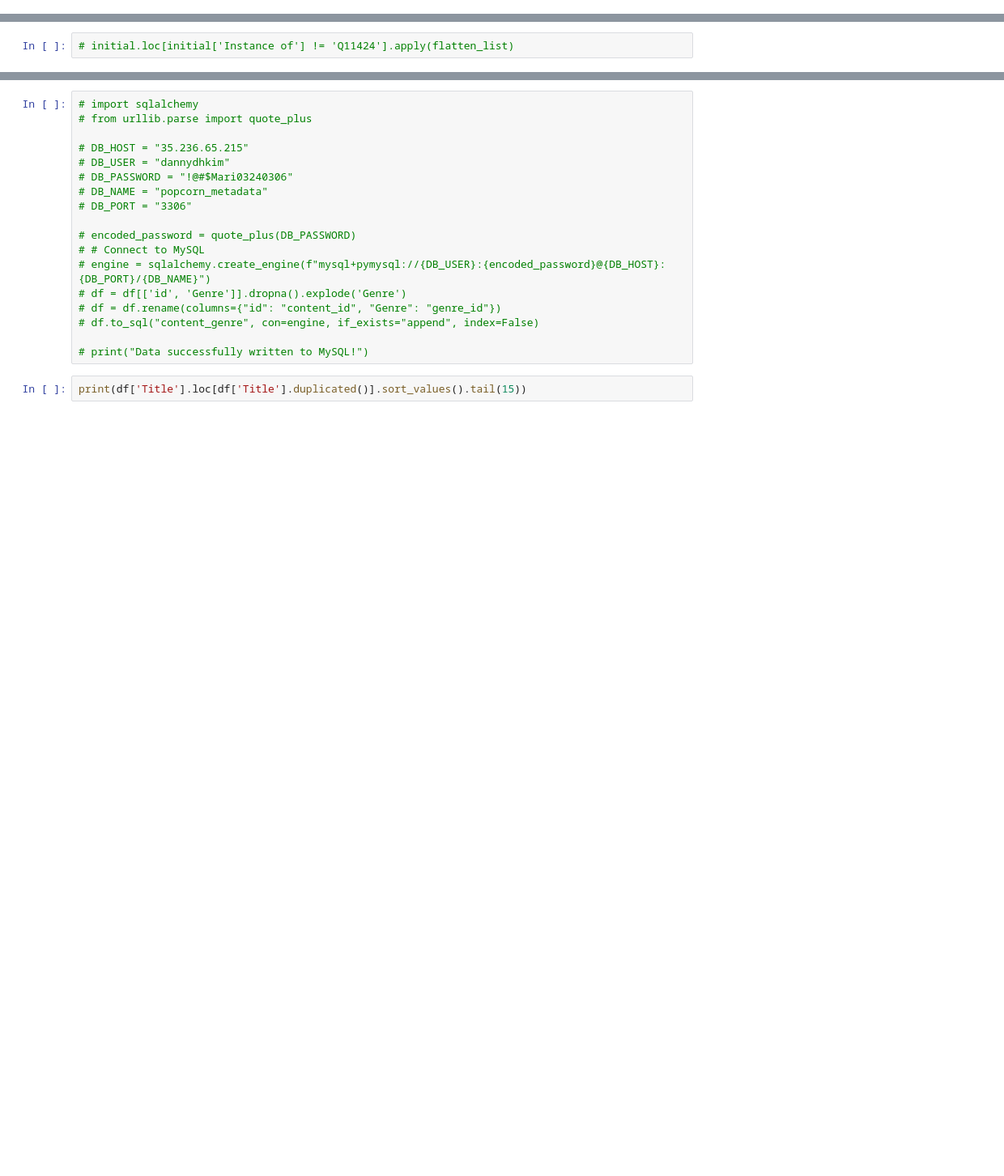
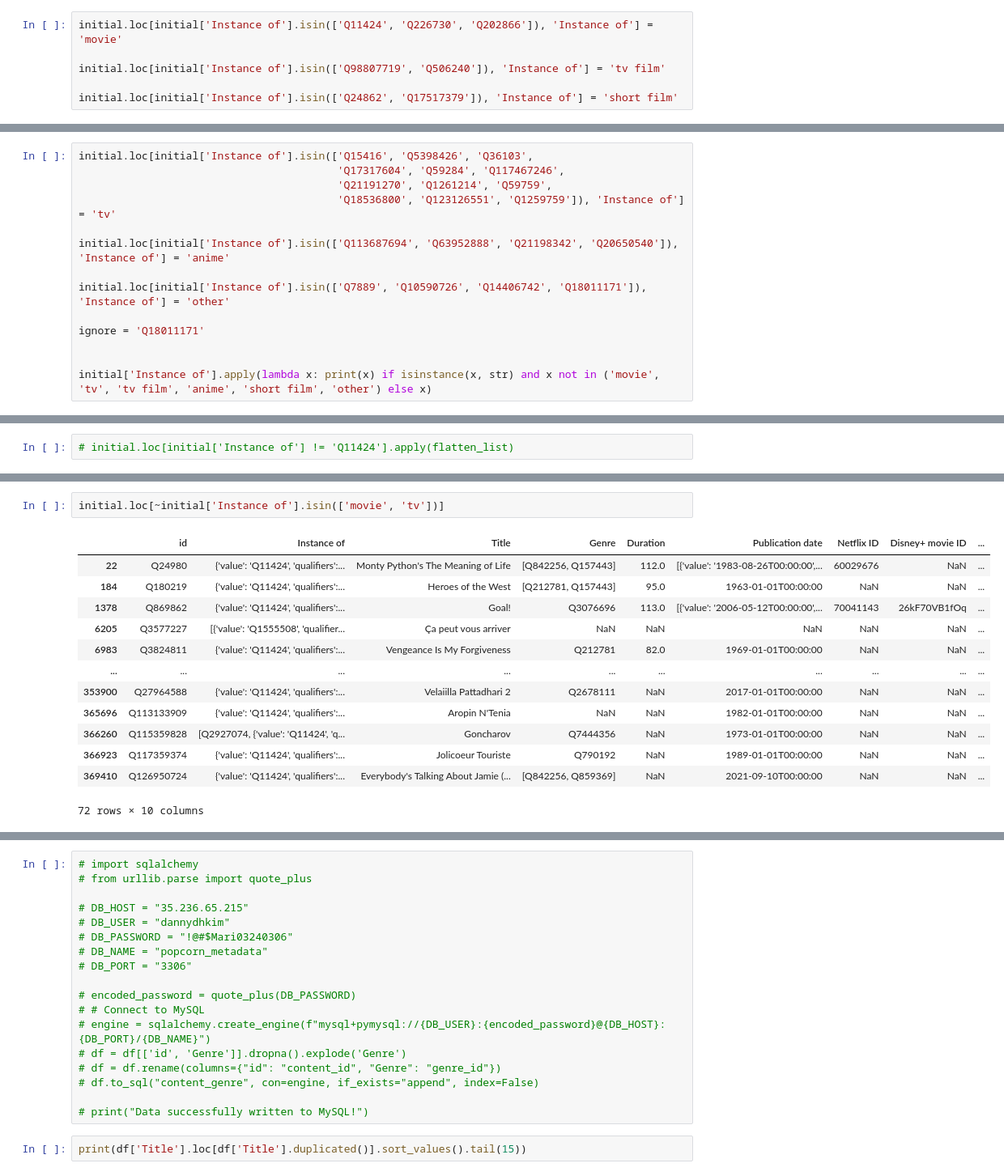
Before and after one commit to dannydhkim/Popcorn, a Jupyter notebook: database_processing/test.ipynb, the cells around one changed output, grey strips where cells are left out. Shown at 81% size. Saved outputs shown, nothing was run; the diff lists cells and outputs as text; blank space fills up the shorter version.

```diff
--- a/database_processing/test.ipynb
+++ b/database_processing/test.ipynb
@@ -14,0 +179,6 @@ initial.loc[initial['Instance of'] =='Q15416', 'Instance of'] = 'tv'
+# %%
+initial.loc[initial['Instance of'].isin(['Q11424', 'Q226730', 'Q202866']), 'Instance of'] = 'movie'
+
+initial.loc[initial['Instance of'].isin(['Q98807719', 'Q506240']), 'Instance of'] = 'tv film'
+
+initial.loc[initial['Instance of'].isin(['Q24862', 'Q17517379']), 'Instance of'] = 'short film'
@@ -14,0 +202,14 @@ initial.loc[initial['Instance of'] =='Q15416', 'Instance of'] = 'tv'
+# %%
+initial.loc[initial['Instance of'].isin(['Q15416', 'Q5398426', 'Q36103',
+                                         'Q17317604', 'Q59284', 'Q117467246',
+                                         'Q21191270', 'Q1261214', 'Q59759',
+                                         'Q18536800', 'Q123126551', 'Q1259759']), 'Instance of'] = 'tv'
+
+initial.loc[initial['Instance of'].isin(['Q113687694', 'Q63952888', 'Q21198342', 'Q20650540']), 'Instance of'] = 'anime'
+
+initial.loc[initial['Instance of'].isin(['Q7889', 'Q10590726', 'Q14406742', 'Q18011171']), 'Instance of'] = 'other'
+
+ignore = 'Q18011171'
+
+
+initial['Instance of'].apply(lambda x: print(x) if isinstance(x, str) and x not in ('movie', 'tv', 'tv film', 'anime', 'short film', 'other') else x)
@@ -300,2 +586,18 @@ initial
+# %%
+initial.loc[~initial['Instance of'].isin(['movie', 'tv'])]
+# %% [output]
+|  | id | Instance of | Title | Genre | Duration | Publication date | Netflix ID | Disney+ movie ID | ... |
+| 22 | Q24980 | {'value': 'Q11424', 'qualifiers':... | Monty Python's The Meaning of Life | [Q842256, Q157443] | 112.0 | [{'value': '1983-08-26T00:00:00',... | 60029676 | NaN | ... |
+| 184 | Q180219 | {'value': 'Q11424', 'qualifiers':... | Heroes of the West | [Q212781, Q157443] | 95.0 | 1963-01-01T00:00:00 | NaN | NaN | ... |
+| 1378 | Q869862 | {'value': 'Q11424', 'qualifiers':... | Goal! | Q3076696 | 113.0 | [{'value': '2006-05-12T00:00:00',... | 70041143 | 26kF70VB1fOq | ... |
+| 6205 | Q3577227 | [{'value': 'Q1555508', 'qualifier... | Ça peut vous arriver | NaN | NaN | NaN | NaN | NaN | ... |
+| 6983 | Q3824811 | {'value': 'Q11424', 'qualifiers':... | Vengeance Is My Forgiveness | Q212781 | 82.0 | 1969-01-01T00:00:00 | NaN | NaN | ... |
+| ... | ... | ... | ... | ... | ... | ... | ... | ... | ... |
+| 353900 | Q27964588 | {'value': 'Q11424', 'qualifiers':... | Velaiilla Pattadhari 2 | Q2678111 | NaN | 2017-01-01T00:00:00 | NaN | NaN | ... |
+| 365696 | Q113133909 | {'value': 'Q11424', 'qualifiers':... | Aropin N'Tenia | NaN | NaN | 1982-01-01T00:00:00 | NaN | NaN | ... |
+| 366260 | Q115359828 | [Q2927074, {'value': 'Q11424', 'q... | Goncharov | Q7444356 | NaN | 1973-01-01T00:00:00 | NaN | NaN | ... |
+| 366923 | Q117359374 | {'value': 'Q11424', 'qualifiers':... | Jolicoeur Touriste | Q790192 | NaN | 1989-01-01T00:00:00 | NaN | NaN | ... |
+| 369410 | Q126950724 | {'value': 'Q11424', 'qualifiers':... | Everybody's Talking About Jamie (... | [Q842256, Q859369] | NaN | 2021-09-10T00:00:00 | NaN | NaN | ... |
+72 rows × 10 columns
 # %%
 df['Instance of'].apply(lambda x: x['value'] if isinstance(x, dict) else x)
```
Also changed, not shown: parts of 42 cells of this notebook, 5 other files.
